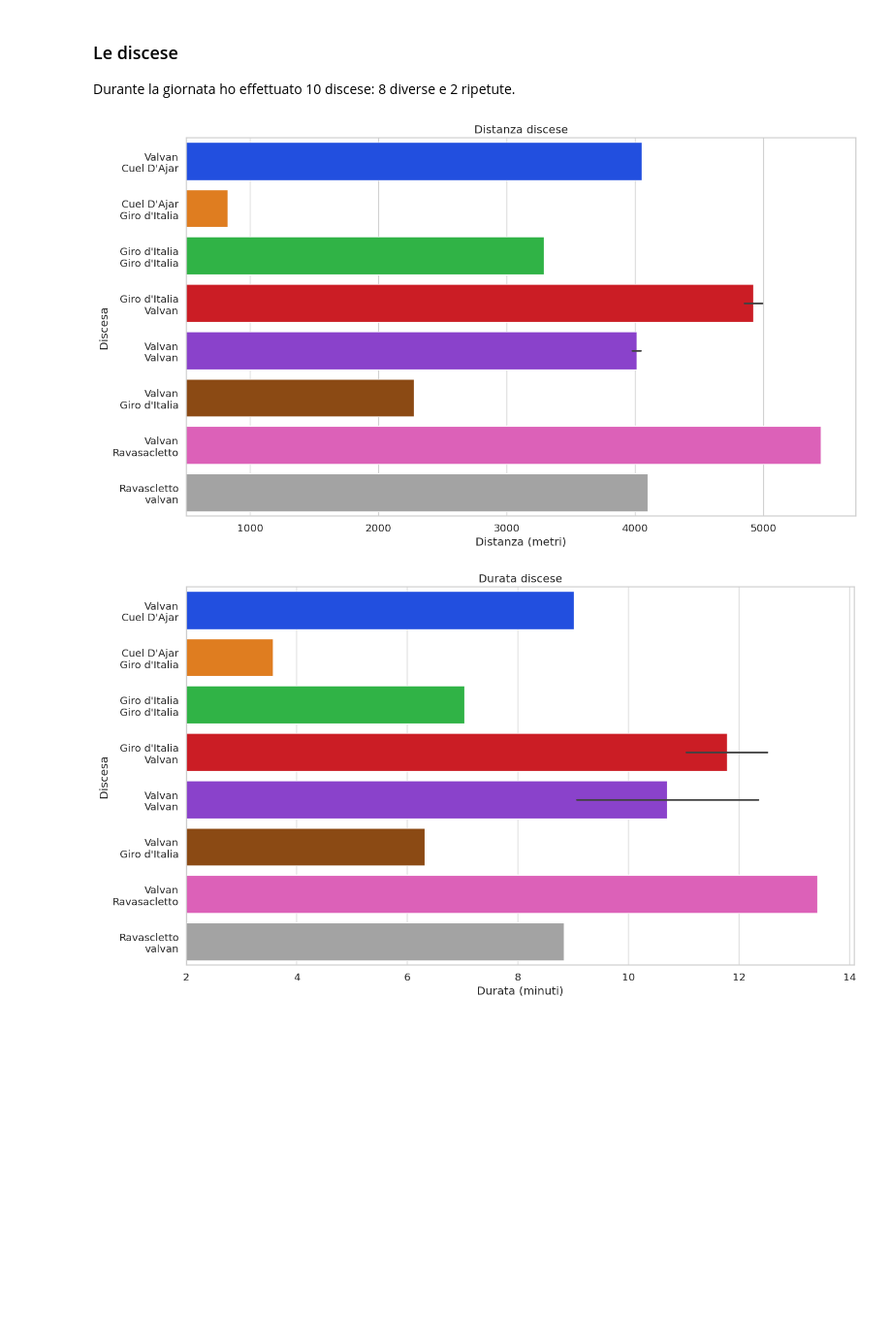
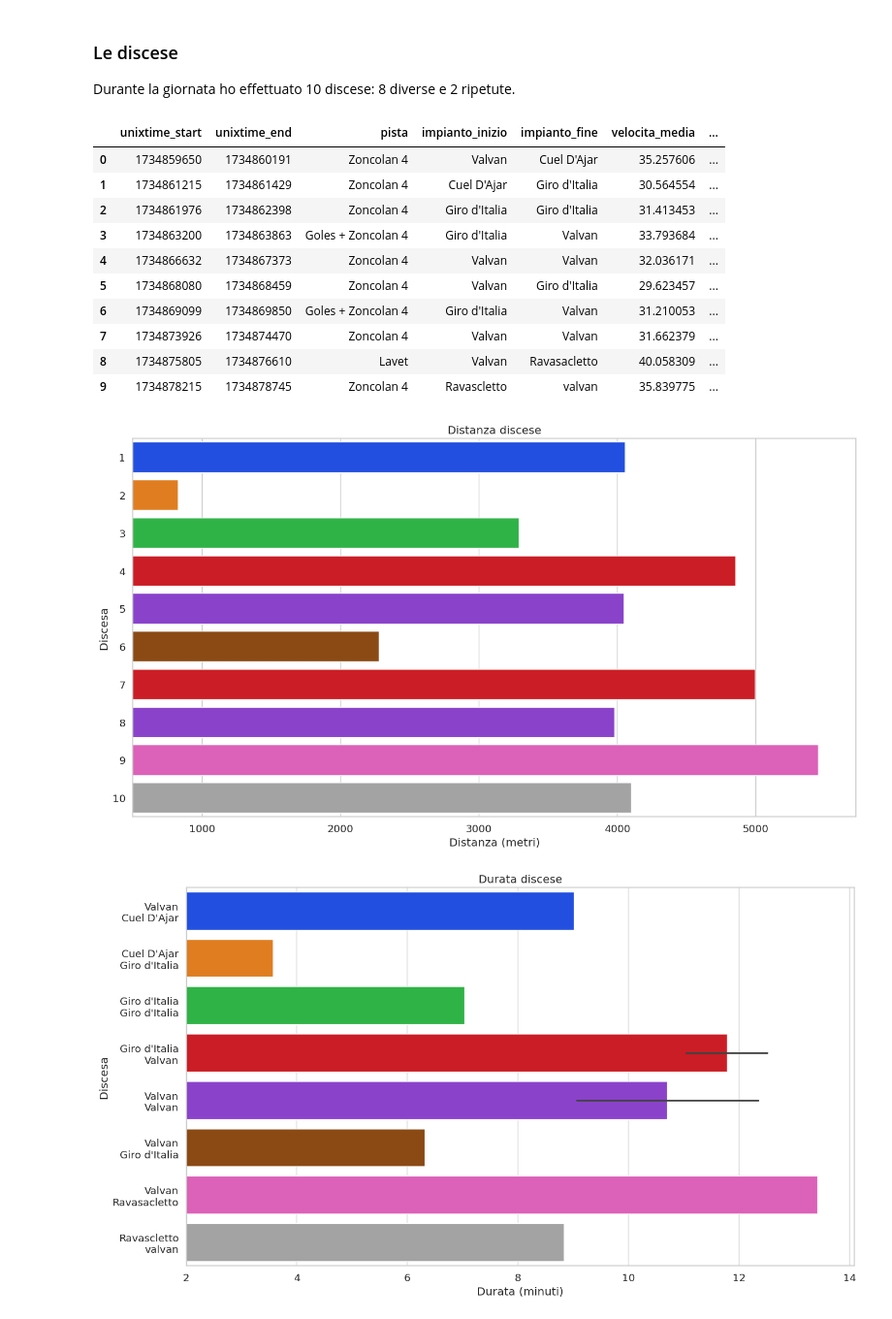
Before and after one commit to thomasmassarutto/DataSlopes, a Jupyter notebook: DataSlopes.ipynb, the cells around one changed output. Shown at 97% size. Saved outputs shown, nothing was run; the diff lists cells and outputs as text; code cells hidden in the pictures; blank space fills up the shorter version.

```diff
--- a/DataSlopes.ipynb
+++ b/DataSlopes.ipynb
@@ -644,33 +610,48 @@ distanza_discesa= []
 for idx, row in df_discese.iterrows():
 
     discesa_data= gdf1[(gdf1['unixtime'] >= row['unixtime_start']) &
                         (gdf1['unixtime'] <= row['unixtime_end'])]
 
     velocita_media= discesa_data['velocita'].mean() * 3.6
     velocita_mediana= discesa_data['velocita'].median() * 3.6
     velocita_max= discesa_data['velocita'].max() * 3.6
     distanza_totale= discesa_data['distanza_reale'].sum()
 
 
 
     velocita_medie_discese.append(velocita_media)
     velocita_max_discese.append(velocita_max)
     velocita_mediane_discese.append(velocita_mediana)
     distanza_discesa.append(distanza_totale)
 
 
 df_discese['velocita_media']= velocita_medie_discese
 df_discese['velocita_mediana']= velocita_mediane_discese
 df_discese['velocita_max']= velocita_max_discese
 df_discese['distanza_discesa']= distanza_discesa
 
+df_discese['calc_avg']= (df_discese['distanza_discesa'] /(df_discese['unixtime_end'] - df_discese['unixtime_start'])) *3.6
+
 
 crociera= df_discese['velocita_mediana'].median()
 
 #print(crociera)
 
 velocita_max= gdf1['velocita'].max()* 3.6
 #print(velocita_max)
+df_discese
+# %% [output]
+|  | unixtime_start | unixtime_end | pista | impianto_inizio | impianto_fine | velocita_media | ... |
+| 0 | 1734859650 | 1734860191 | Zoncolan 4 | Valvan | Cuel D'Ajar | 35.257606 | ... |
+| 1 | 1734861215 | 1734861429 | Zoncolan 4 | Cuel D'Ajar | Giro d'Italia | 30.564554 | ... |
+| 2 | 1734861976 | 1734862398 | Zoncolan 4 | Giro d'Italia | Giro d'Italia | 31.413453 | ... |
+| 3 | 1734863200 | 1734863863 | Goles + Zoncolan 4 | Giro d'Italia | Valvan | 33.793684 | ... |
+| 4 | 1734866632 | 1734867373 | Zoncolan 4 | Valvan | Valvan | 32.036171 | ... |
+| 5 | 1734868080 | 1734868459 | Zoncolan 4 | Valvan | Giro d'Italia | 29.623457 | ... |
+| 6 | 1734869099 | 1734869850 | Goles + Zoncolan 4 | Giro d'Italia | Valvan | 31.210053 | ... |
+| 7 | 1734873926 | 1734874470 | Zoncolan 4 | Valvan | Valvan | 31.662379 | ... |
+| 8 | 1734875805 | 1734876610 | Lavet | Valvan | Ravasacletto | 40.058309 | ... |
+| 9 | 1734878215 | 1734878745 | Zoncolan 4 | Ravascletto | valvan | 35.839775 | ... |
 # %%
 # df_discese.head(10)
 # %%
@@ -686,7 +667,7 @@ ax.set_title("Distanza discese")
 
 sns.barplot(
             data=df_discese,
-            y='y_label',##df_discese.index +1, ## indici partono da 0
+            y=df_discese.index +1, ## indici partono da 0
             x="distanza_discesa",
             orient='h',
             hue='impianti',
@@ -702,7 +683,7 @@ ax.set_xlabel("Distanza (metri)")
 plt.tight_layout()
 plt.show()
 # %% [output]
-[figure, old version]
+[figure, new version]
 # %%
 f, ax = plt.subplots(1, 1, figsize=safe_image_size)
 
```
Also changed, not shown: parts of 10 cells of this notebook, 4 other files.
